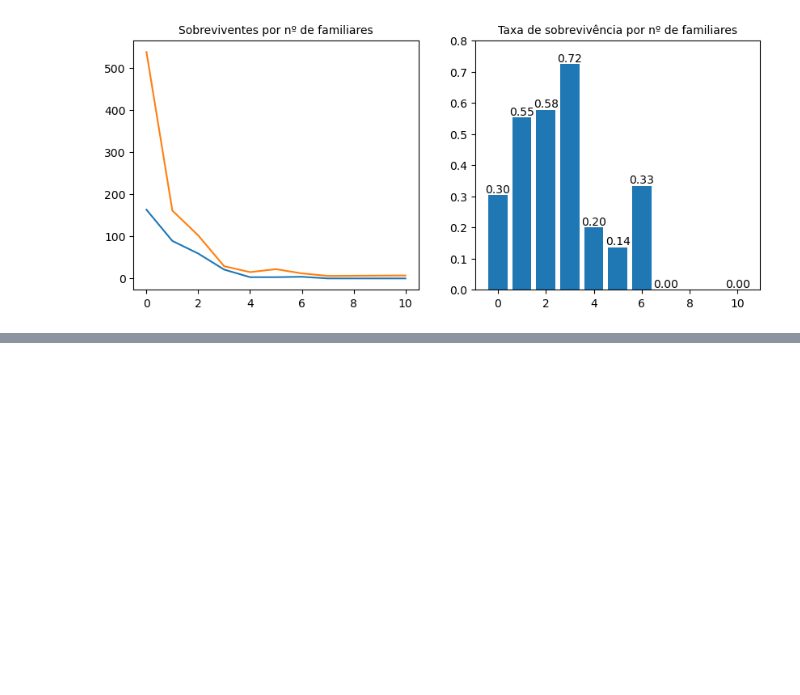
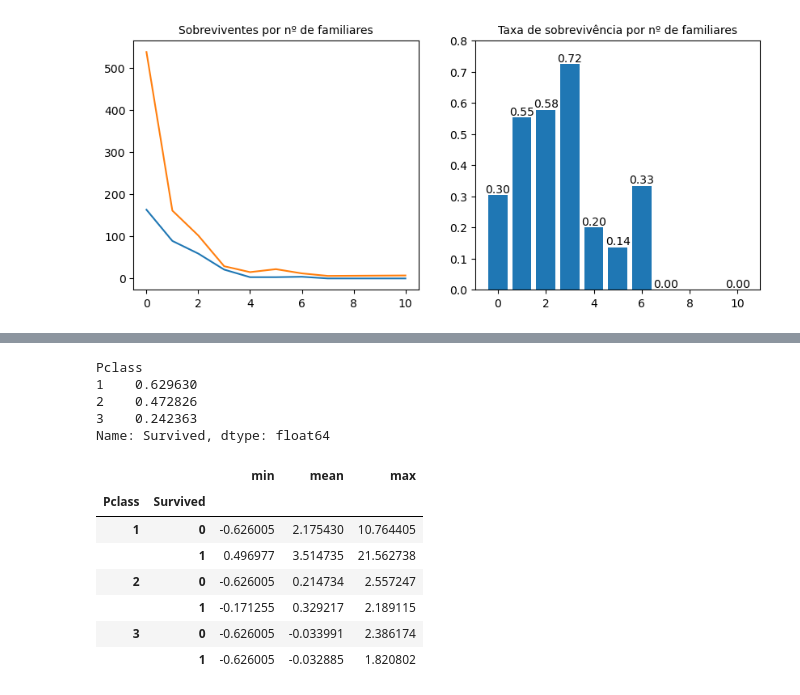
Before and after one commit to gluna777/analise_titanic, a Jupyter notebook: analise_titanic3.ipynb, the cells around one changed output, grey strips where cells are left out. Cells and saved outputs as stored; diff of their text form; code cells hidden in the pictures; blank space fills up the shorter version.

```diff
--- a/analise_titanic3.ipynb
+++ b/analise_titanic3.ipynb
@@ -384,0 +425,21 @@ plt.show()
+# %%
+# taxa de sobrevivencia nas classes
+treino.groupby('Pclass')['Survived'].mean()
+# %% [output]
+Pclass
+1    0.629630
+2    0.472826
+3    0.242363
+Name: Survived, dtype: float64
+# %%
+# Pclass x Fare
+treino.groupby(['Pclass', 'Survived'])['Fare'].agg(['min', 'mean', 'max'])
+# %% [output]
+|  |  | min | mean | max |
+| Pclass | Survived |  |  |  |
+| 1 | 0 | -0.626005 | 2.175430 | 10.764405 |
+|  | 1 | 0.496977 | 3.514735 | 21.562738 |
+| 2 | 0 | -0.626005 | 0.214734 | 2.557247 |
+|  | 1 | -0.171255 | 0.329217 | 2.189115 |
+| 3 | 0 | -0.626005 | -0.033991 | 2.386174 |
+|  | 1 | -0.626005 | -0.032885 | 1.820802 |
```
Also changed, not shown: parts of 5 cells of this notebook.
